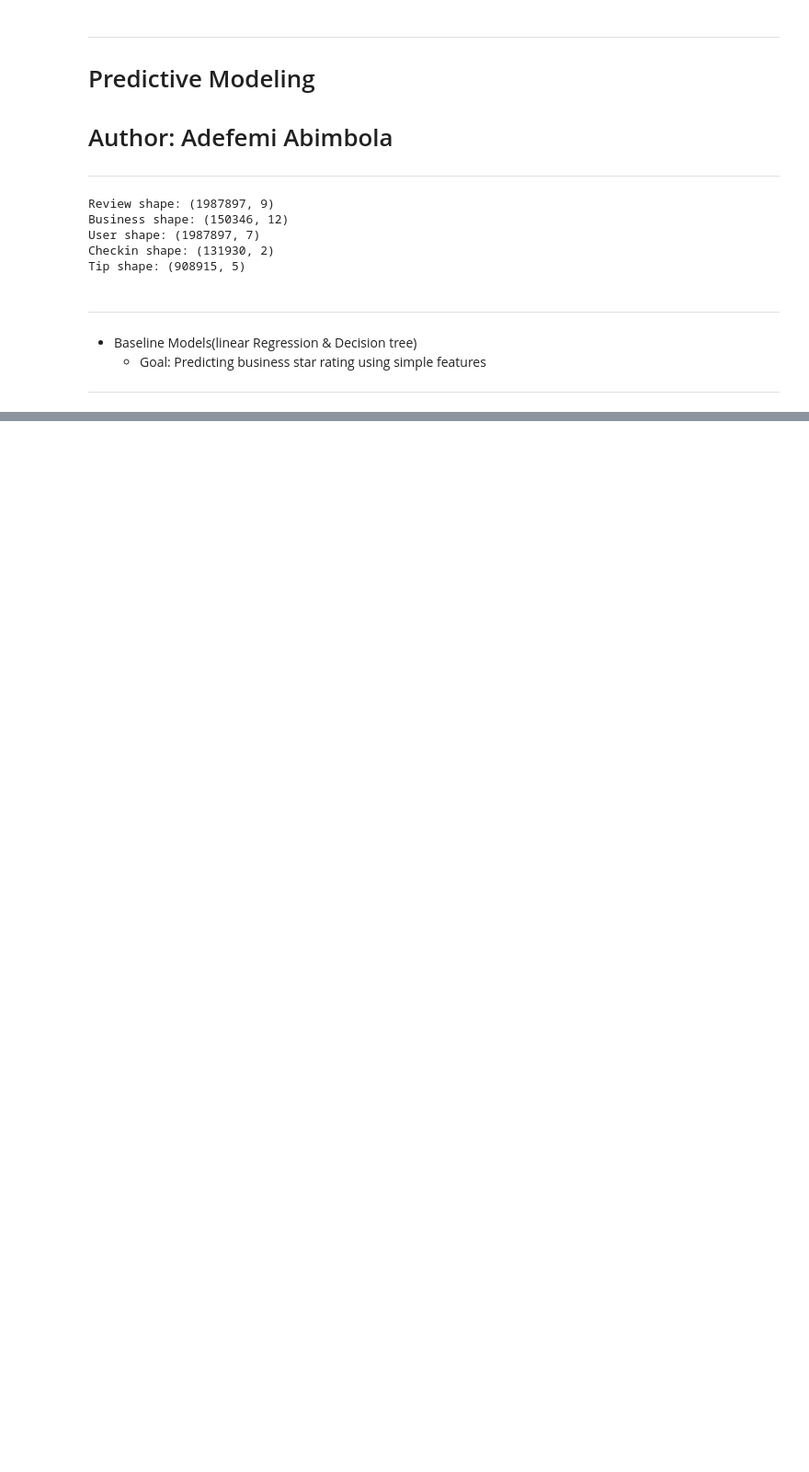
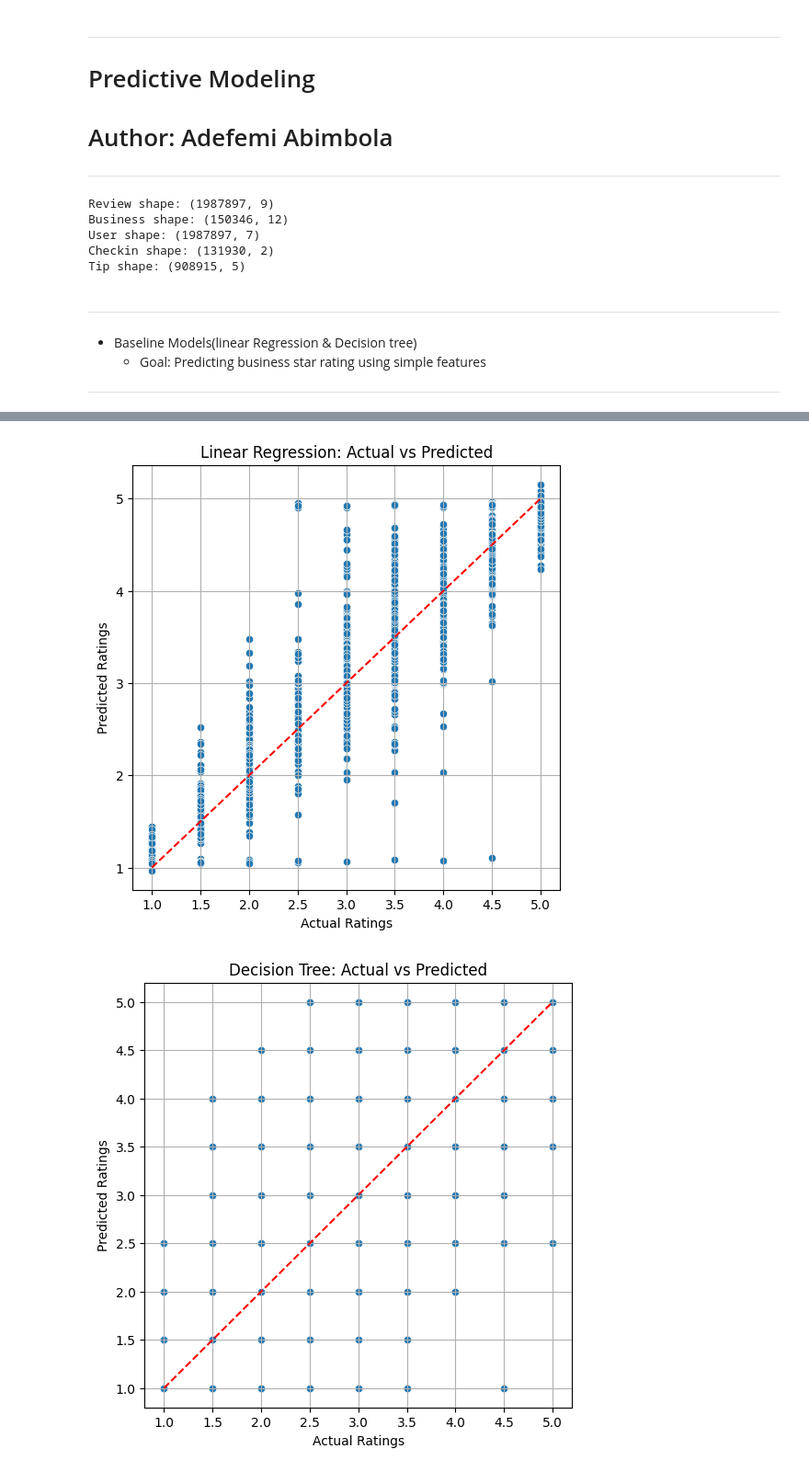
Before and after one commit to Jenblr/Yelp-Business-Data-Success-Analysis, a Jupyter notebook: Predictive_Modeling.ipynb, the cells around one changed output, grey strips where cells are left out. Shown: that part at 92% size. Drawn from its saved outputs; the diff is of its cells as text; code cells hidden in the pictures; blank space fills up the shorter version.

```diff
--- a/Predictive_Modeling.ipynb
+++ b/Predictive_Modeling.ipynb
@@ -155,0 +211,20 @@ baseline_df.describe()
+# %%
+# Plotting function
+def plot_predictions(y_true, y_pred, title):
+    plt.figure(figsize=(6, 6))
+    sns.scatterplot(x=y_true, y=y_pred)
+    plt.plot([y_true.min(), y_true.max()], [y_true.min(), y_true.max()], color='red', linestyle='--')
+    plt.xlabel("Actual Ratings")
+    plt.ylabel("Predicted Ratings")
+    plt.title(title)
+    plt.grid(True)
+    plt.show()
+
+# For Linear Regression
+plot_predictions(y_test, lr_preds, "Linear Regression: Actual vs Predicted")
+
+# For Decision Tree
+plot_predictions(y_test, dt_preds, "Decision Tree: Actual vs Predicted")
+# %% [output]
+[figure, added]
+[figure, added]
```
Also changed, not shown: parts of 20 cells of this notebook.
